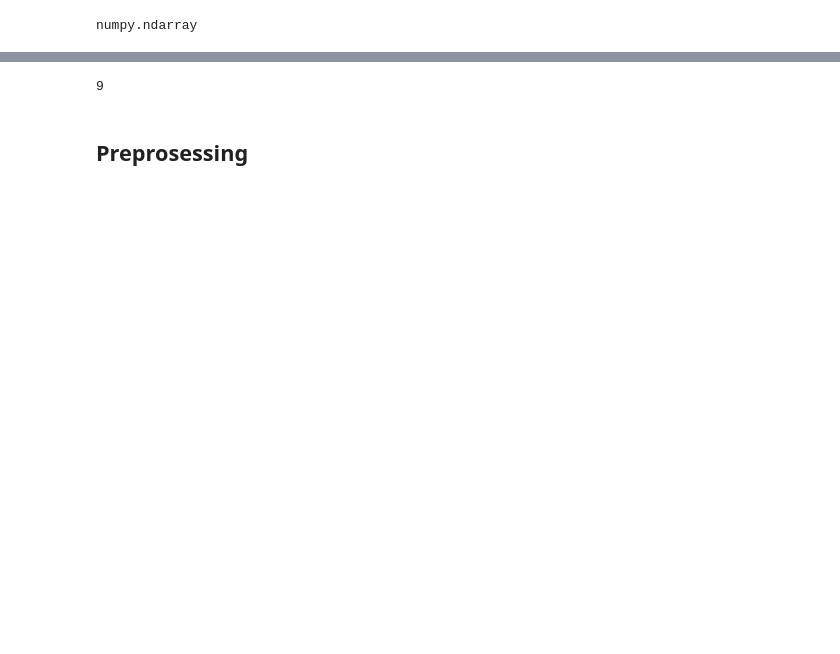
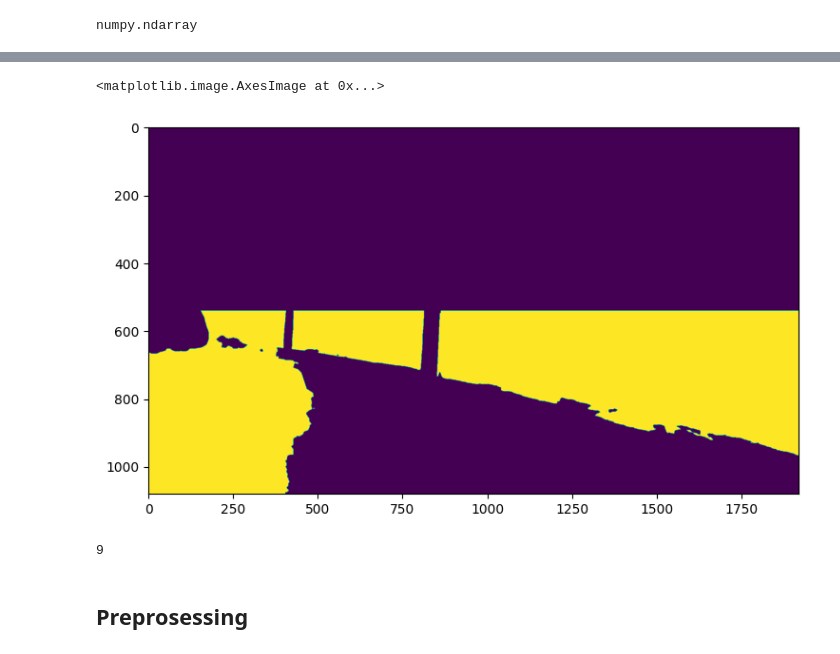
Before and after one commit to khoadaniel/vegetation-detection-railways, a Jupyter notebook: base-line-model.ipynb, the cells around one changed output, grey strips where cells are left out. Cells and saved outputs as stored; diff of their text form; code cells hidden in the pictures; blank space fills up the shorter version.

```diff
--- a/base-line-model.ipynb
+++ b/base-line-model.ipynb
@@ -35,3 +33,14 @@ TypeError: slice indices must be integers or None or have an __index__ method
+# %%
+#temp_mask = cv2.imread('rs19_val/uint8/rs19_val/rs00062.png')
+plt.figure(figsize = (10,5))
+label_of_interest = 8 #veg
+#after processing
+temp_mask[:int(w/2),:,0]=0
+temp_mask[:,:,0][temp_mask[:,:,0]!=label_of_interest]=0
+plt.imshow(temp_mask[:,:,0])
+# %% [output]
+<matplotlib.image.AxesImage at 0x...>
+[figure, added]
 # %%
 len(np.unique(temp_mask[:,:,0]))
 # %% [output]
```
Also changed, not shown: parts of 16 cells of this notebook, 2 other files.
